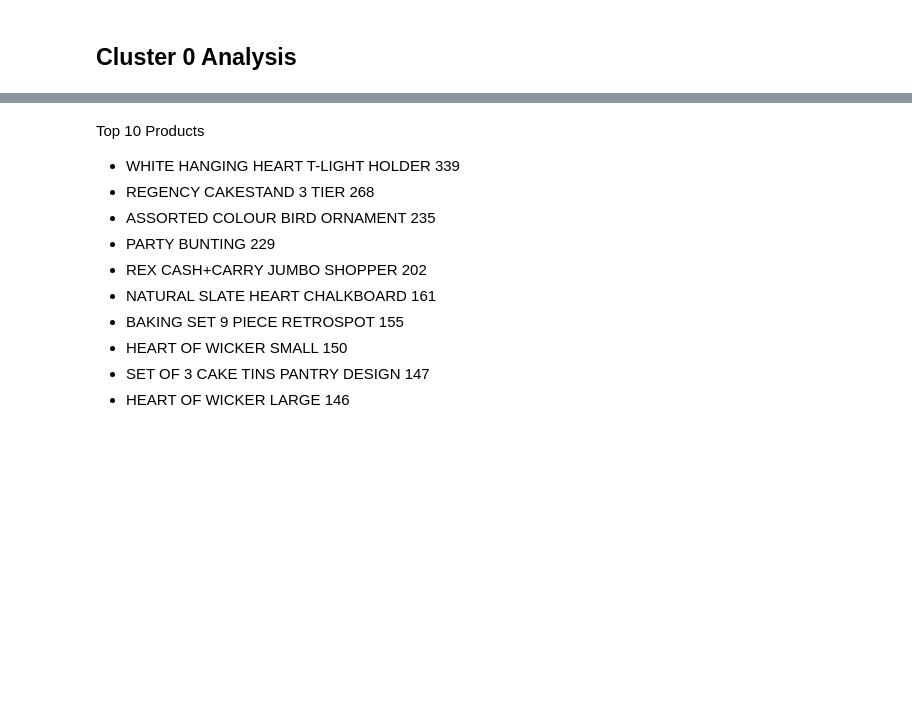
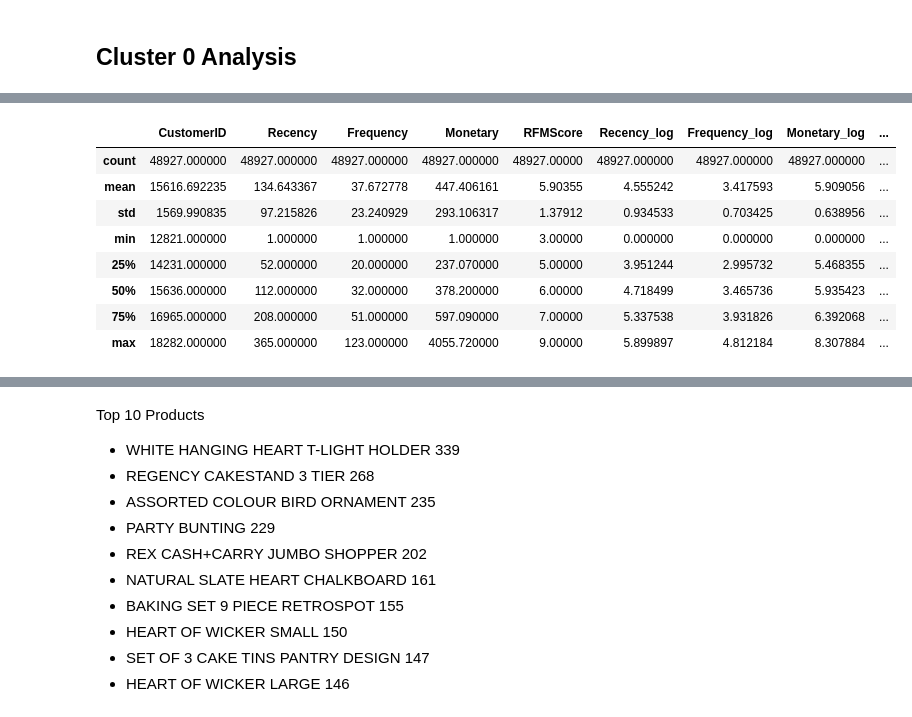
Before and after one commit to vivek16pawar/Customer-Segmentation, a Jupyter notebook: Online_Retail_Customer_Segmentation_Capstone_Project.ipynb, the cells around one changed output, grey strips where cells are left out. Drawn from its saved outputs; the diff is of its cells as text; code cells hidden in the pictures; blank space fills up the shorter version.

```diff
--- a/Online_Retail_Customer_Segmentation_Capstone_Project.ipynb
+++ b/Online_Retail_Customer_Segmentation_Capstone_Project.ipynb
@@ -1177,0 +1204,12 @@ Key figures:
+# %%
+cluster1.describe()
+# %% [output]
+|  | CustomerID | Recency | Frequency | Monetary | RFMScore | Recency_log | Frequency_log | Monetary_log | ... |
+| count | 48927.000000 | 48927.000000 | 48927.000000 | 48927.000000 | 48927.00000 | 48927.000000 | 48927.000000 | 48927.000000 | ... |
+| mean | 15616.692235 | 134.643367 | 37.672778 | 447.406161 | 5.90355 | 4.555242 | 3.417593 | 5.909056 | ... |
+| std | 1569.990835 | 97.215826 | 23.240929 | 293.106317 | 1.37912 | 0.934533 | 0.703425 | 0.638956 | ... |
+| min | 12821.000000 | 1.000000 | 1.000000 | 1.000000 | 3.00000 | 0.000000 | 0.000000 | 0.000000 | ... |
+| 25% | 14231.000000 | 52.000000 | 20.000000 | 237.070000 | 5.00000 | 3.951244 | 2.995732 | 5.468355 | ... |
+| 50% | 15636.000000 | 112.000000 | 32.000000 | 378.200000 | 6.00000 | 4.718499 | 3.465736 | 5.935423 | ... |
+| 75% | 16965.000000 | 208.000000 | 51.000000 | 597.090000 | 7.00000 | 5.337538 | 3.931826 | 6.392068 | ... |
+| max | 18282.000000 | 365.000000 | 123.000000 | 4055.720000 | 9.00000 | 5.899897 | 4.812184 | 8.307884 | ... |
```
Also changed, not shown: parts of 36 cells of this notebook.
